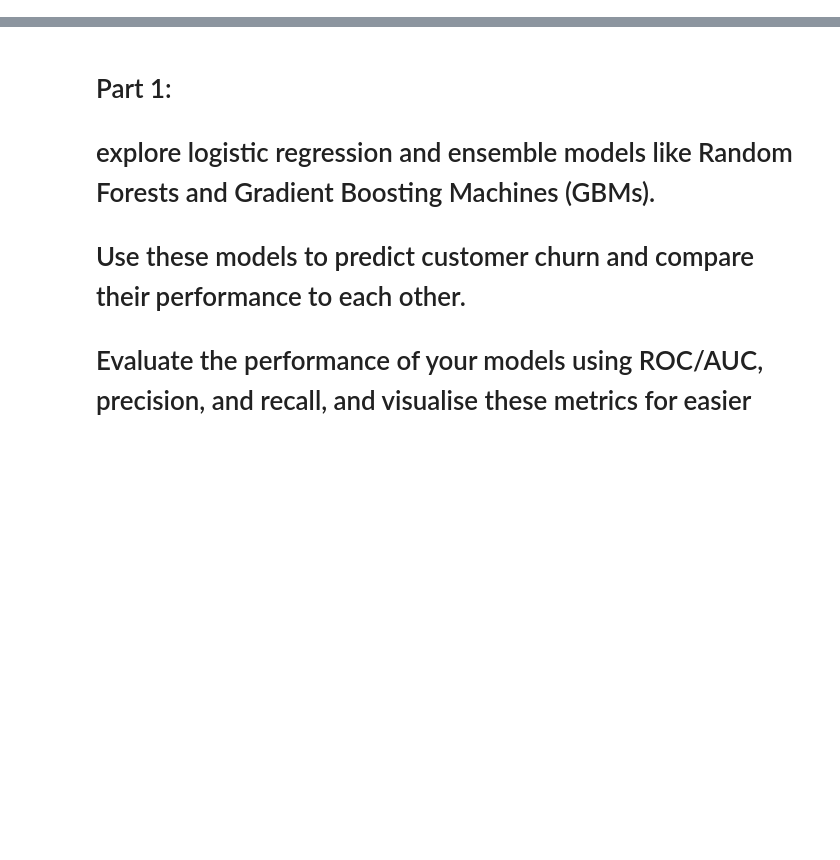
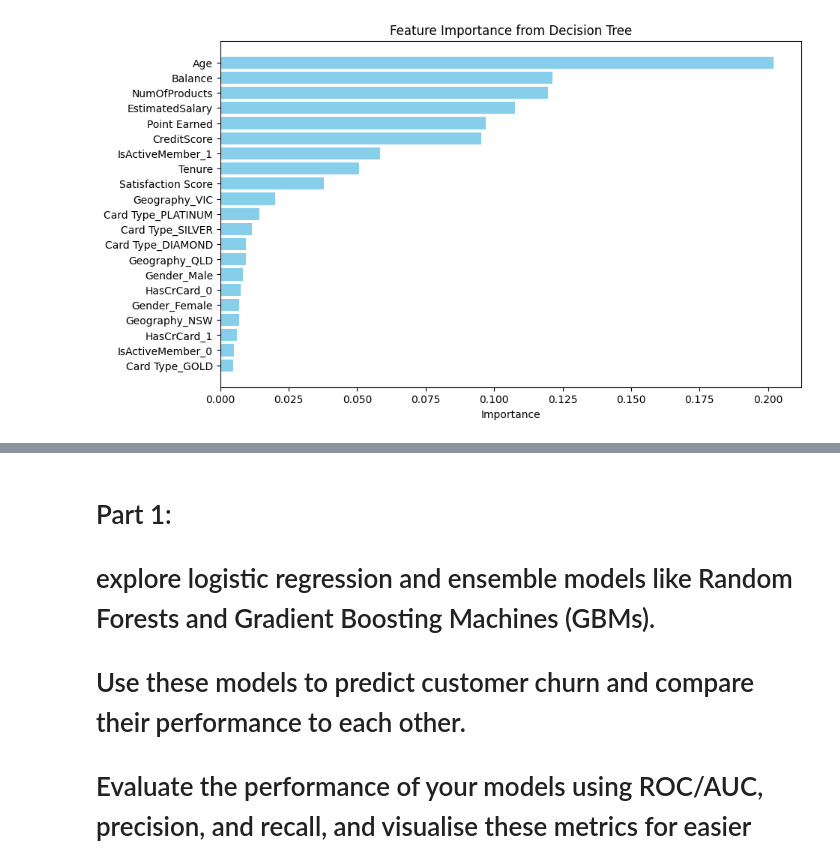
Before and after one commit to structuredcreations/Investment_Selector, a Jupyter notebook: _0_Mentum_Assignment_2.ipynb, the cells around one changed output, grey strips where cells are left out. Cells and saved outputs as stored; diff of their text form; code cells hidden in the pictures; blank space fills up the shorter version.

Commit message:
latest model

```diff
--- a/_0_Mentum_Assignment_2.ipynb
+++ b/_0_Mentum_Assignment_2.ipynb
@@ -25,0 +17,16 @@ df = pd.read_csv('/Users/joezhou/Downloads/Mentum Assignment Data/Customer-churn
+# %%
+# Preprocessing from assignment 1
+
+
+# Convert categorical variables into numerical variables to understand relationship to churn for correlation analysis
+
+df_encoded = pd.get_dummies(df, columns=['Geography', 'Gender', 'HasCrCard', 'IsActiveMember', 'Complain', 'Card Type'], drop_first=False)
+
+# Identify and convert boolean columns to integers
+bool_columns = df_encoded.select_dtypes(include='bool').columns
+
+df_encoded[bool_columns] = df_encoded[bool_columns].astype(int)
+
+# Drop columns that are not needed (e.g., RowNumber, CustomerId, Surname)
+# Note: drop complain variable due to perfect correlation with churn, skewing the model
+df_encoded.drop(columns=['RowNumber', 'CustomerId', 'Surname','Complain_0','Complain_1'], inplace=True)
@@ -182,0 +209,81 @@ print(class_report)
+# %%
+# Part 1.4: Decision Tree
+
+# Importing necessary libraries
+import pandas as pd
+from sklearn.model_selection import train_test_split
+from sklearn.preprocessing import StandardScaler
+from sklearn.tree import DecisionTreeClassifier, export_text, plot_tree
+from sklearn.metrics import accuracy_score, confusion_matrix, classification_report
+from sklearn.preprocessing import LabelEncoder
+import matplotlib.pyplot as plt
+import numpy as np
+
+
+# Features (X) and target (y)
+X = df_encoded.drop('Exited', axis=1)  # Features
+y = df_encoded['Exited']  # Target variable
+
+# Split the data into training and testing sets (80% train, 20% test)
+X_train, X_test, y_train, y_test = train_test_split(X, y, test_size=0.2, random_state=42)
+
+# Standardize the feature variables
+scaler = StandardScaler()
+X_train_scaled = scaler.fit_transform(X_train)
+X_test_scaled = scaler.transform(X_test)
+
+# Decision Tree Classifier
+dt_classifier = DecisionTreeClassifier(random_state=42)
+dt_classifier.fit(X_train_scaled, y_train)
+
+# Make predictions
+y_pred = dt_classifier.predict(X_test_scaled)
+
+# Evaluate the model
+accuracy = accuracy_score(y_test, y_pred)
+conf_matrix = confusion_matrix(y_test, y_pred)
+class_report = classification_report(y_test, y_pred)
+
+# Print the results
+print(f"Accuracy: {accuracy}")
+print("Confusion Matrix:")
+print(conf_matrix)
+print("Classification Report:")
+print(class_report)
+
+# Feature Importance - Sorting by most important
+feature_importance = dt_classifier.feature_importances_
+features = X.columns
+
+# Create a sorted list of features by importance
+sorted_indices = np.argsort(feature_importance)[::-1]
+sorted_features = features[sorted_indices]
+sorted_importance = feature_importance[sorted_indices]
+
+# Print sorted feature importance
+print("Sorted Feature Importance:")
+for feature, importance in zip(sorted_features, sorted_importance):
+    print(f"{feature}: {importance:.4f}")
+
+# Plot sorted feature importance
+plt.figure(figsize=(10, 6))
+plt.barh(sorted_features, sorted_importance, color='skyblue')
+plt.xlabel('Importance')
+plt.title('Feature Importance from Decision Tree')
+plt.gca().invert_yaxis()  # To have the most important feature at the top
+plt.show()
+
+
+
+# Plot the decision tree
+plt.figure(figsize=(20, 10))
+plot_tree(dt_classifier, feature_names=features, class_names=['Not Exited', 'Exited'], filled=True, rounded=True)
+plt.title("Decision Tree Visualization")
+plt.show()
+
+
+# Print the decision tree structure as text
+# tree_rules = export_text(dt_classifier, feature_names=list(features))
+# print("Decision Tree Structure:")
+# print(tree_rules)
+# %% [output]
@@ -182,0 +307 @@ print(class_report)
+[figure, added]
```
Also changed, not shown: parts of 8 cells of this notebook.
